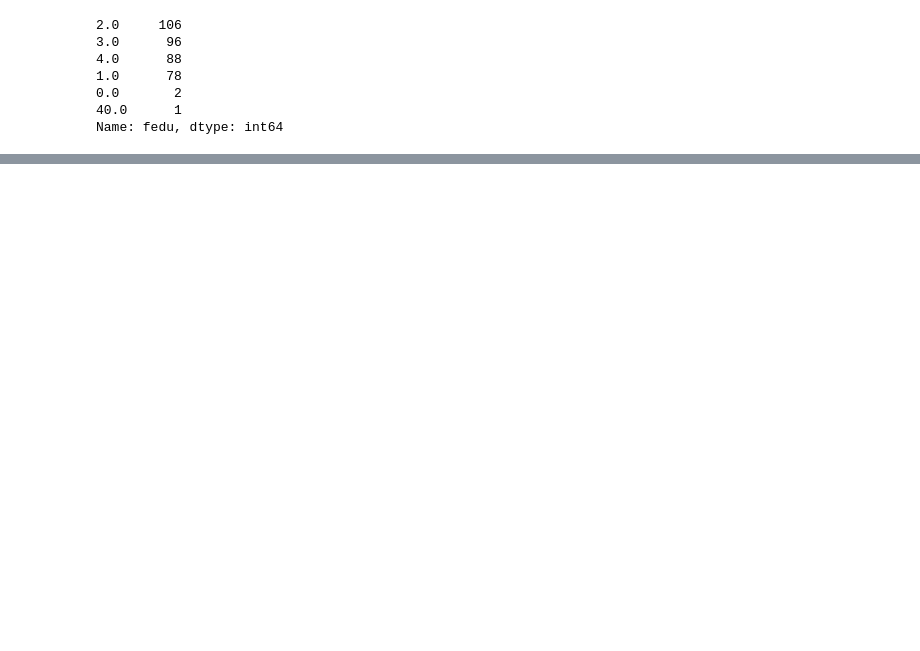
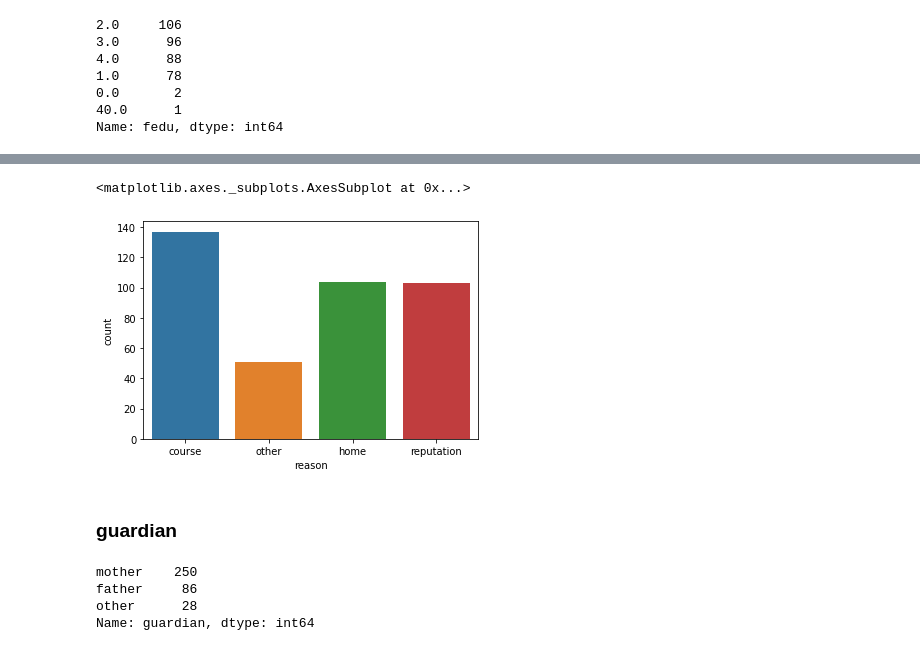
Before and after one commit to Golovolastik/skillfactory_rds, a Jupyter notebook: module_2/stud_math.ipynb, the cells around one changed output, grey strips where cells are left out. Drawn from its saved outputs; the diff is of its cells as text; code cells hidden in the pictures; blank space fills up the shorter version.

```diff
--- a/module_2/stud_math.ipynb
+++ b/module_2/stud_math.ipynb
@@ -334,0 +423,16 @@ df.loc[df.medu.isnull()]
+# %%
+df.reason.fillna(df.reason.value_counts().idxmin(), inplace = True)
+# %%
+sns.countplot(df.reason)
+# %% [output]
+<matplotlib.axes._subplots.AxesSubplot at 0x...>
+[figure, added]
+# %% [markdown]
+### guardian
+# %%
+df.guardian.value_counts()
+# %% [output]
+mother    250
+father     86
+other      28
+Name: guardian, dtype: int64
```
Also changed, not shown: parts of 130 cells of this notebook, 1 other file.
